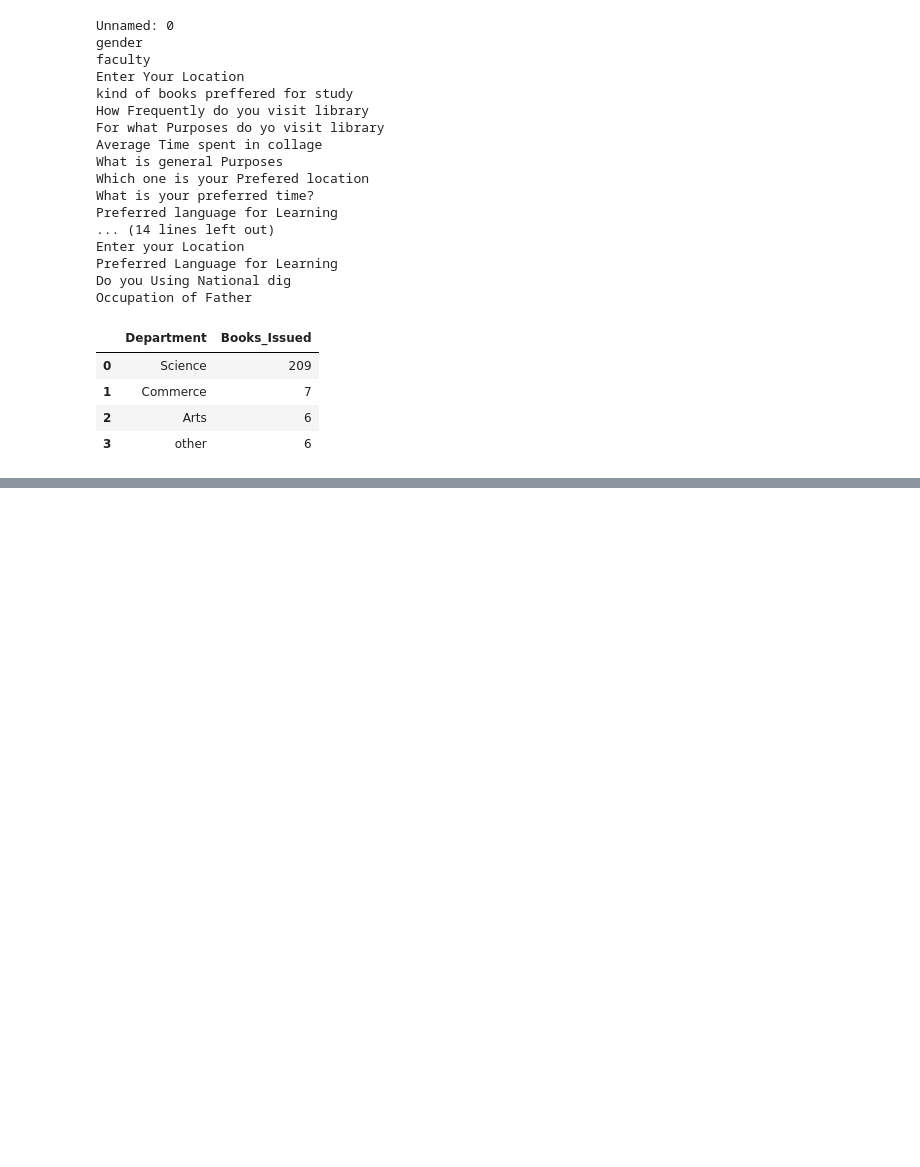
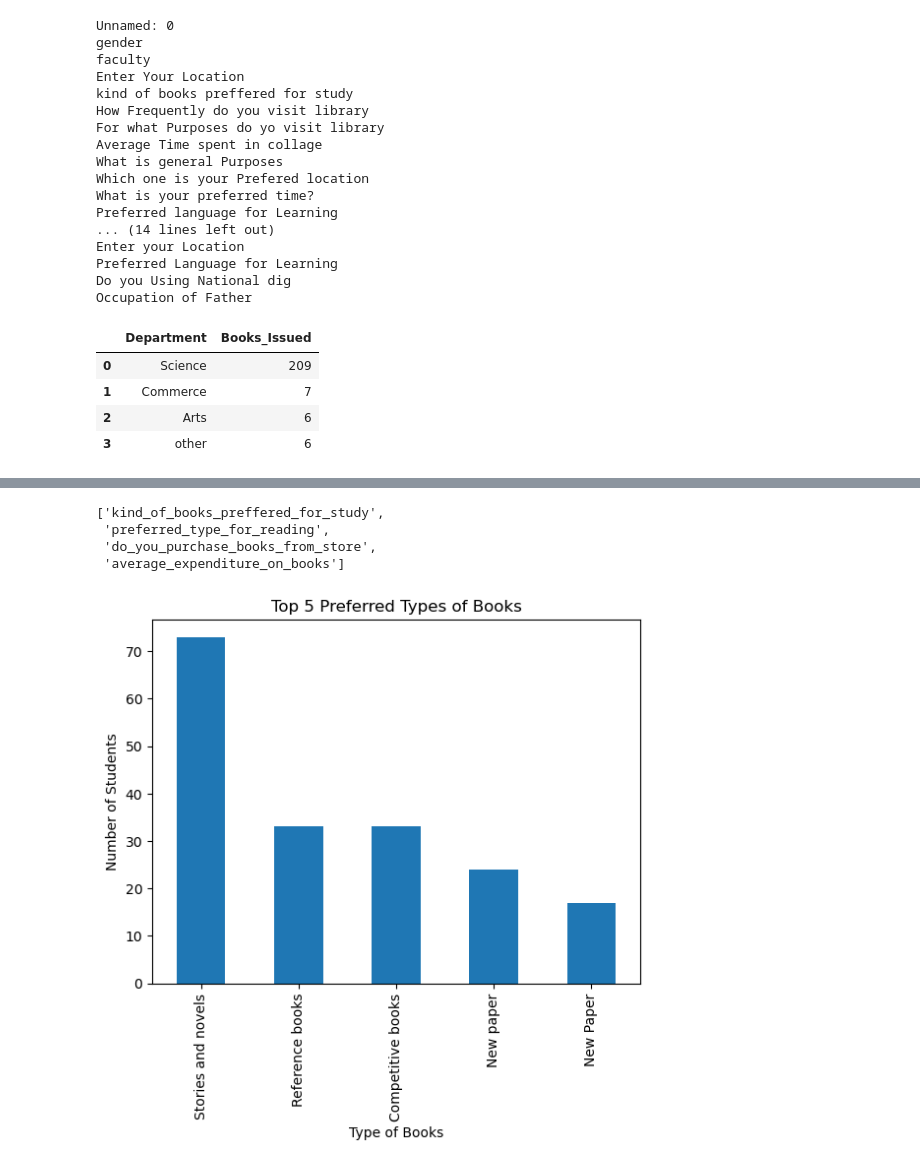
Before and after one commit to kushalgowdasb327-ai/college-library-data-analysis, a Jupyter notebook: notebook/Library_Data_Analysis.ipynb, the cells around one changed output, grey strips where cells are left out. Saved outputs shown, nothing was run; the diff lists cells and outputs as text; code cells hidden in the pictures; blank space fills up the shorter version.

```diff
--- a/notebook/Library_Data_Analysis.ipynb
+++ b/notebook/Library_Data_Analysis.ipynb
@@ -307,0 +329,28 @@ dept_usage_df
+# %%
+df.columns = (
+    df.columns
+    .astype(str)
+    .str.strip()
+    .str.lower()
+    .str.replace(" ", "_")
+)
+df = df.loc[:, ~df.columns.duplicated()]
+# %%
+[col for col in df.columns if "type" in col or "book" in col]
+# %% [output]
+['kind_of_books_preffered_for_study',
+ 'preferred_type_for_reading',
+ 'do_you_purchase_books_from_store',
+ 'average_expenditure_on_books']
+# %%
+import matplotlib.pyplot as plt
+
+type_for_book = df["preferred_type_for_reading"].value_counts()
+
+type_for_book.head(5).plot(kind="bar")
+plt.title("Top 5 Preferred Types of Books")
+plt.xlabel("Type of Books")
+plt.ylabel("Number of Students")
+plt.show()
+# %% [output]
+[figure, added]
```
Also changed, not shown: parts of 4 cells of this notebook.
